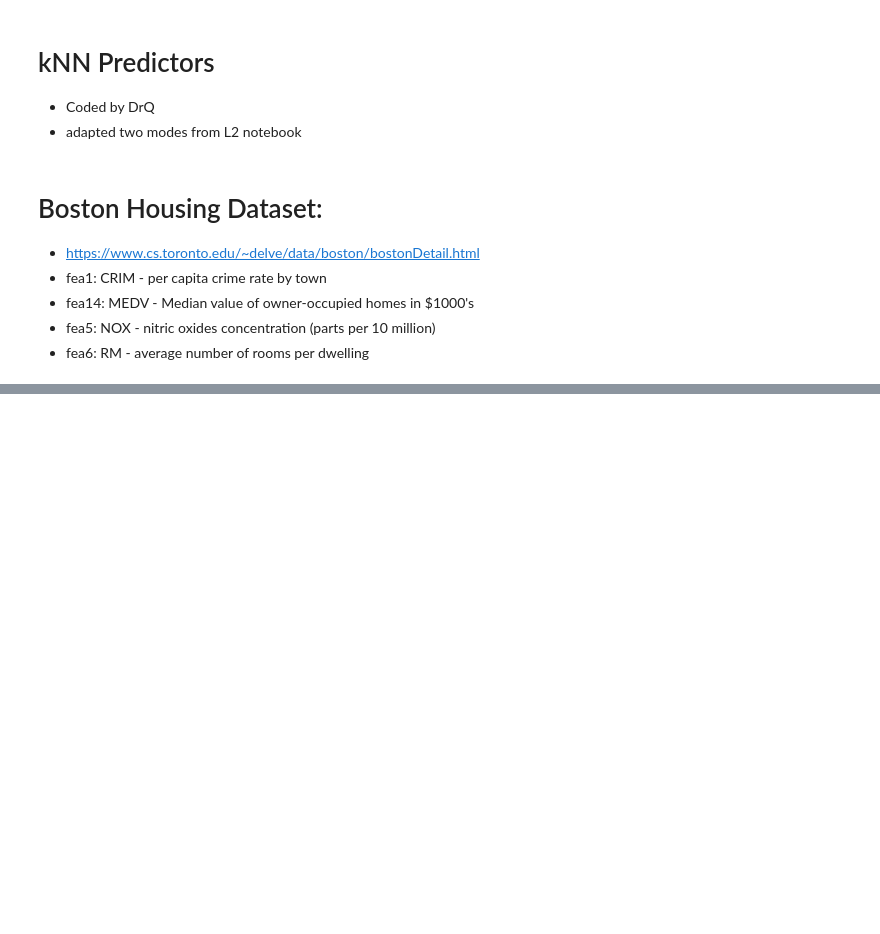
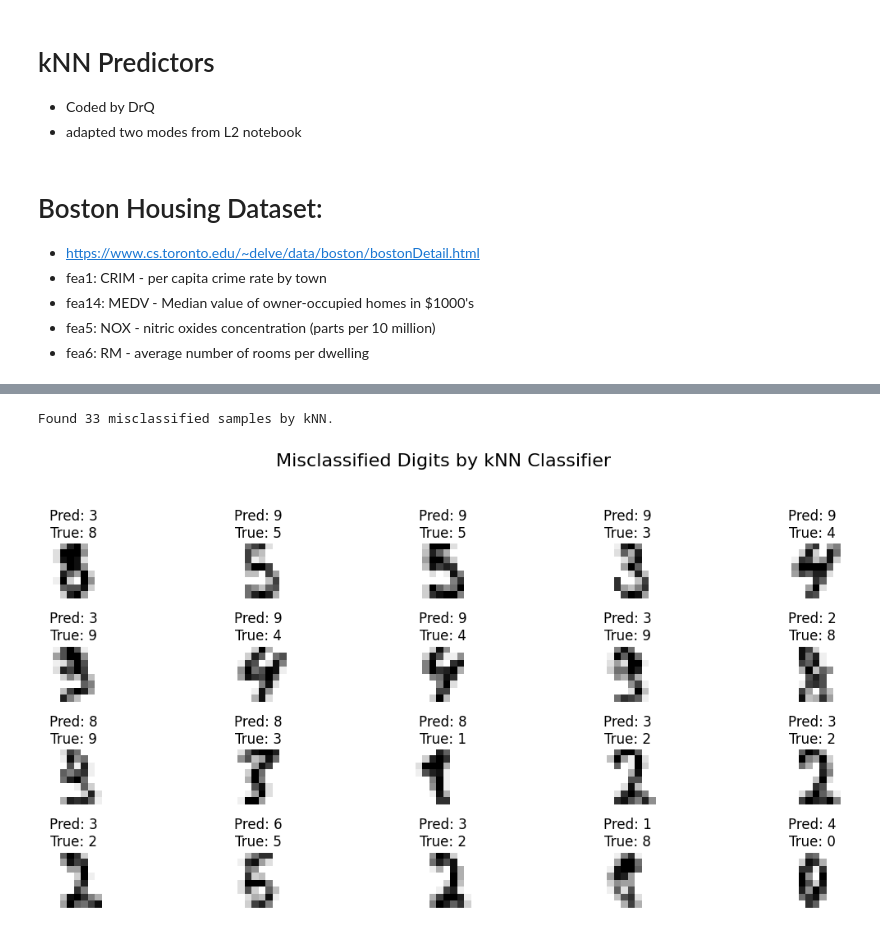
Before and after one commit to qiyanjun/2026Fall-UVA-CS-MachineLearningDeep, a Jupyter notebook: notebook/L8_Knearest.ipynb, the cells around one changed output, grey strips where cells are left out. Saved outputs shown, nothing was run; the diff lists cells and outputs as text; code cells hidden in the pictures; blank space fills up the shorter version.

```diff
--- a/notebook/L8_Knearest.ipynb
+++ b/notebook/L8_Knearest.ipynb
@@ -109 +153,31 @@ X_train, X_test, y_train, y_test = train_test_split(
+# %%
+import matplotlib.pyplot as plt
+import numpy as np
+
+# Find misclassified samples for kNN
+misclassified_indices_knn_plot = np.where(predicted_knn != y_test)[0]
+
+print(f"Found {len(misclassified_indices_knn_plot)} misclassified samples by kNN.")
+
+# Plot some of the misclassified samples
+num_display_knn_plot = min(20, len(misclassified_indices_knn_plot)) # Display up to 20 misclassified samples
+
+if num_display_knn_plot > 0:
+    fig, axes = plt.subplots(int(np.ceil(num_display_knn_plot / 5)), 5, figsize=(12, 6))
+    axes = axes.ravel()
+
+    for i, bad_index in enumerate(misclassified_indices_knn_plot[:num_display_knn_plot]):
+        image = X_test[bad_index].reshape(8, 8) # Reshape flattened data back to 8x8 image
+        axes[i].imshow(image, cmap=plt.cm.gray_r, interpolation='nearest')
+        axes[i].set_title(f"Pred: {predicted_knn[bad_index]}\nTrue: {y_test[bad_index]}")
+        axes[i].set_axis_off()
+
+    plt.suptitle('Misclassified Digits by kNN Classifier', fontsize=16)
+    plt.tight_layout(rect=[0, 0.03, 1, 0.95]) # Adjust layout to prevent title overlap
+    plt.show()
+else:
+    print("No misclassified samples by kNN to display.")
+# %% [output]
+Found 33 misclassified samples by kNN.
+[figure, added]
 # %%
```
Also changed, not shown: parts of 11 cells of this notebook.
